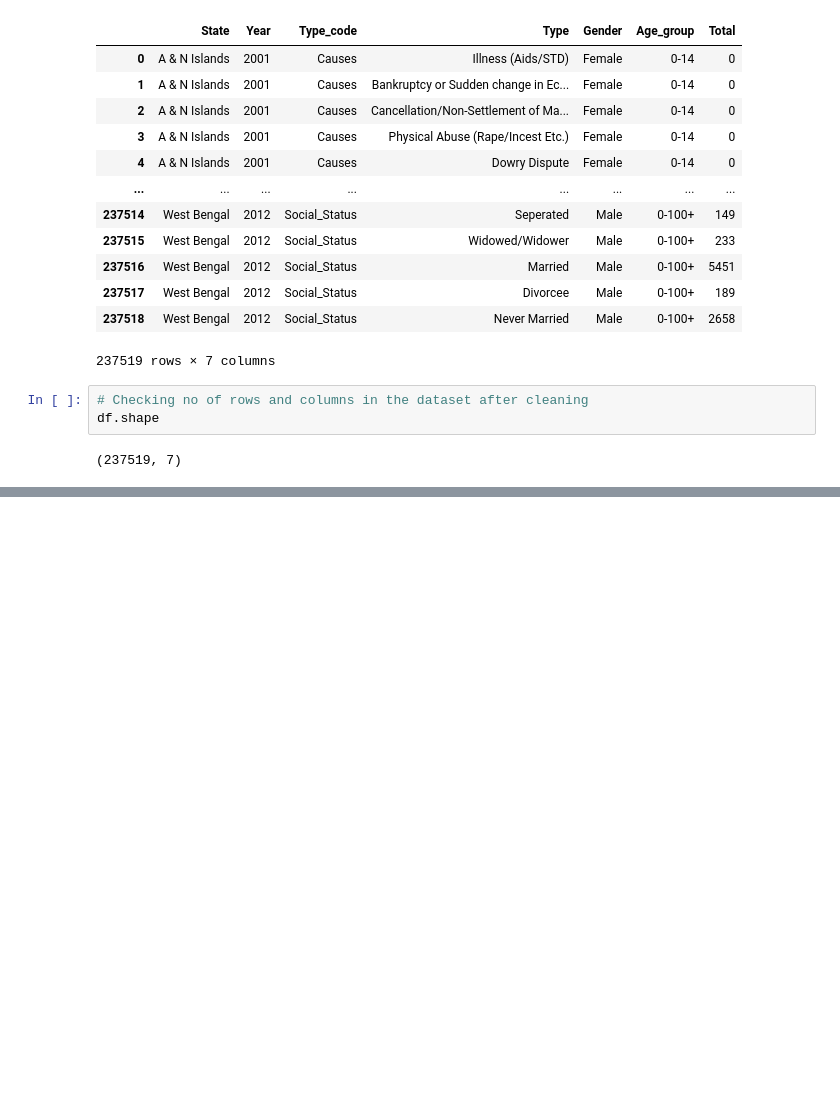
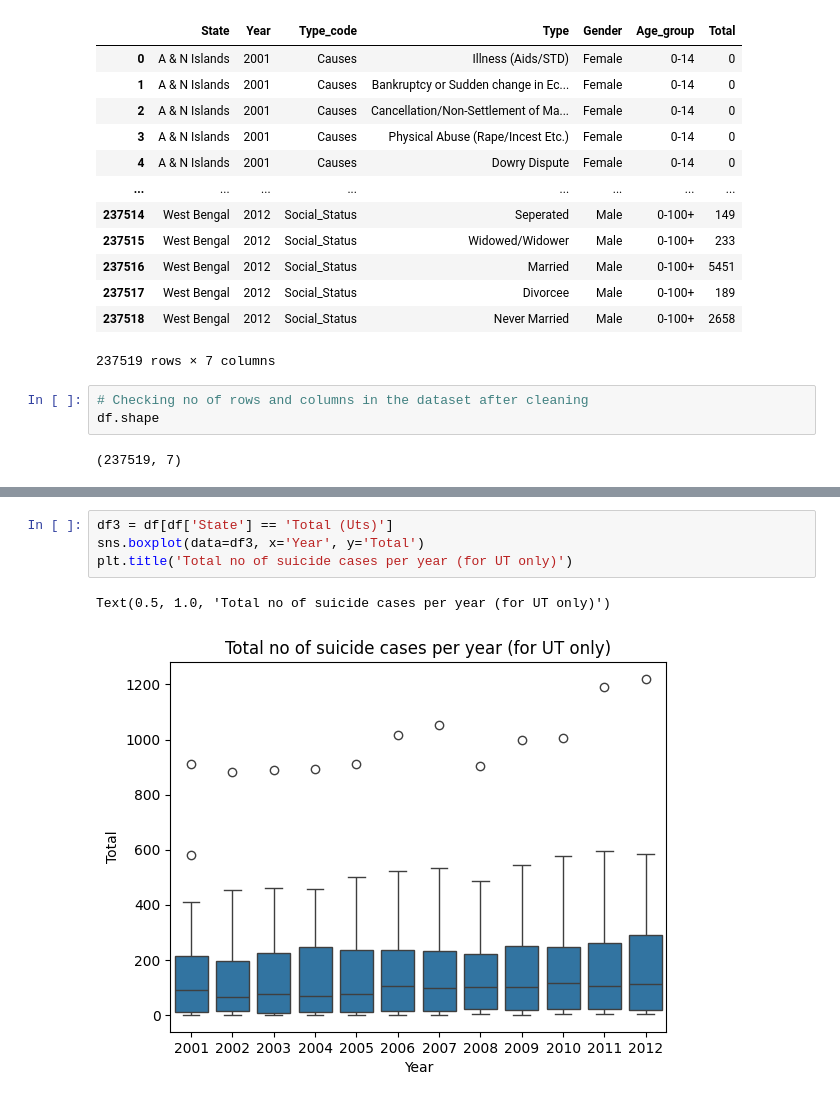
Before and after one commit to renurao1306/SuicideRates-Data-Analysis, a Jupyter notebook: SuicideRates_Data_Analysis.ipynb, the cells around one changed output, grey strips where cells are left out. Drawn from its saved outputs; the diff is of its cells as text; blank space fills up the shorter version.

```diff
--- a/SuicideRates_Data_Analysis.ipynb
+++ b/SuicideRates_Data_Analysis.ipynb
@@ -159,0 +211,7 @@ df.shape
+# %%
+df3 = df[df['State'] == 'Total (Uts)']
+sns.boxplot(data=df3, x='Year', y='Total')
+plt.title('Total no of suicide cases per year (for UT only)')
+# %% [output]
+Text(0.5, 1.0, 'Total no of suicide cases per year (for UT only)')
+[figure, added]
```
Also changed, not shown: parts of 14 cells of this notebook, 1 other file.
